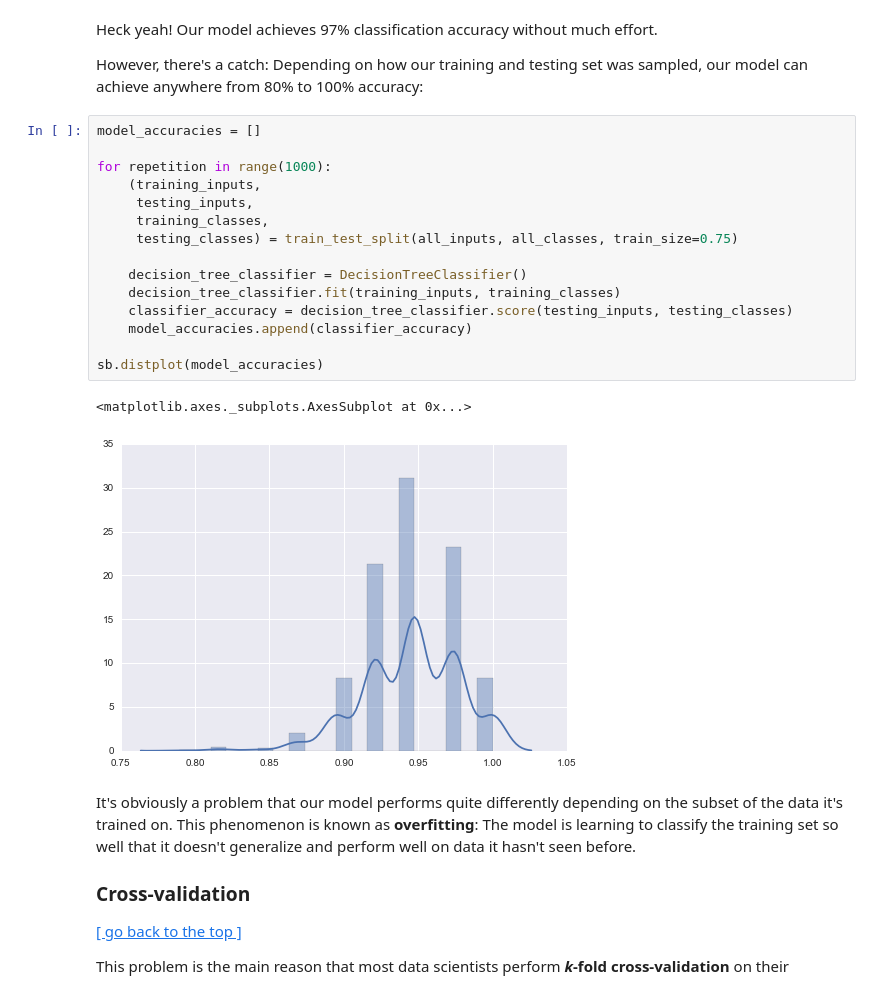
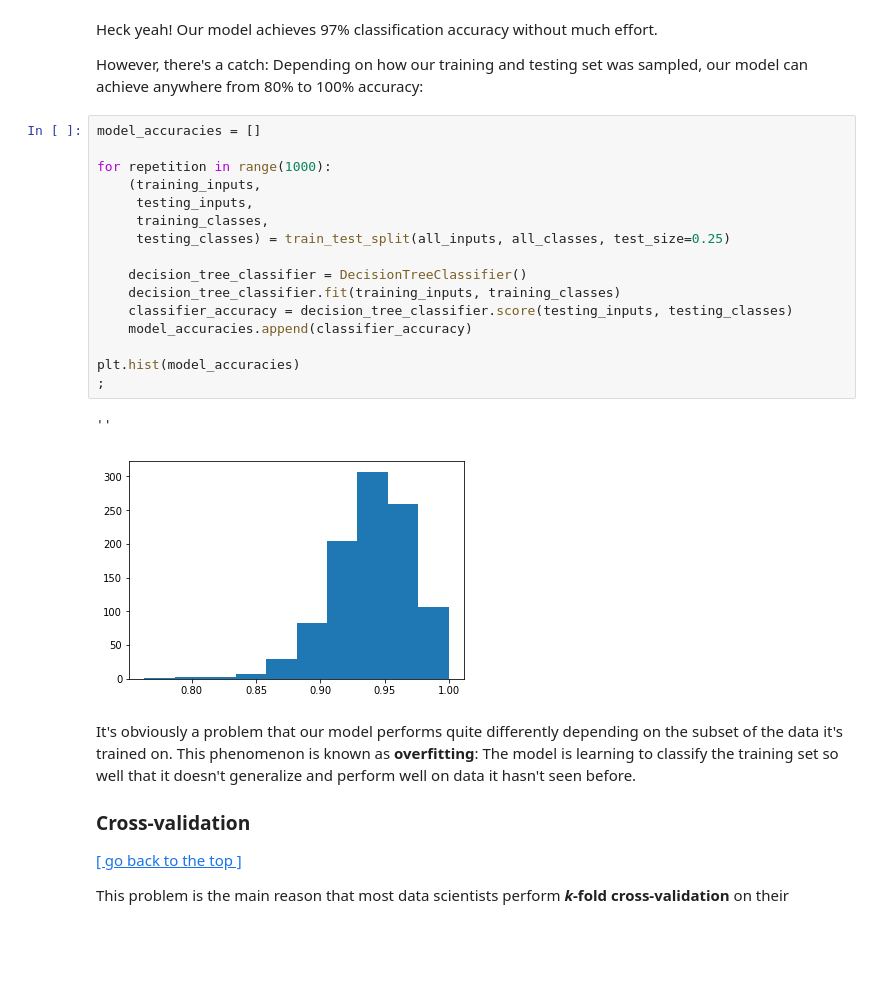
Before and after one commit to rhiever/Data-Analysis-and-Machine-Learning-Projects, a Jupyter notebook: example-data-science-notebook/Example Machine Learning Notebook.ipynb, the cells around one changed output. Saved outputs shown, nothing was run; the diff lists cells and outputs as text; blank space fills up the shorter version.

```diff
--- a/example-data-science-notebook/Example Machine Learning Notebook.ipynb
+++ b/example-data-science-notebook/Example Machine Learning Notebook.ipynb
@@ -559,21 +571,22 @@ However, there's a catch: Depending on how our training and testing set was samp
 # %%
 model_accuracies = []
 
 for repetition in range(1000):
     (training_inputs,
      testing_inputs,
      training_classes,
-     testing_classes) = train_test_split(all_inputs, all_classes, train_size=0.75)
+     testing_classes) = train_test_split(all_inputs, all_classes, test_size=0.25)
 
     decision_tree_classifier = DecisionTreeClassifier()
     decision_tree_classifier.fit(training_inputs, training_classes)
     classifier_accuracy = decision_tree_classifier.score(testing_inputs, testing_classes)
     model_accuracies.append(classifier_accuracy)
 
-sb.distplot(model_accuracies)
+plt.hist(model_accuracies)
+;
 # %% [output]
-<matplotlib.axes._subplots.AxesSubplot at 0x...>
+''
-[figure, old version]
+[figure, new version]
 # %% [markdown]
 It's obviously a problem that our model performs quite differently depending on the subset of the data it's trained on. This phenomenon is known as **overfitting**: The model is learning to classify the training set so well that it doesn't generalize and perform well on data it hasn't seen before.
 
```
Also changed, not shown: parts of 26 cells of this notebook, 1 other file.
